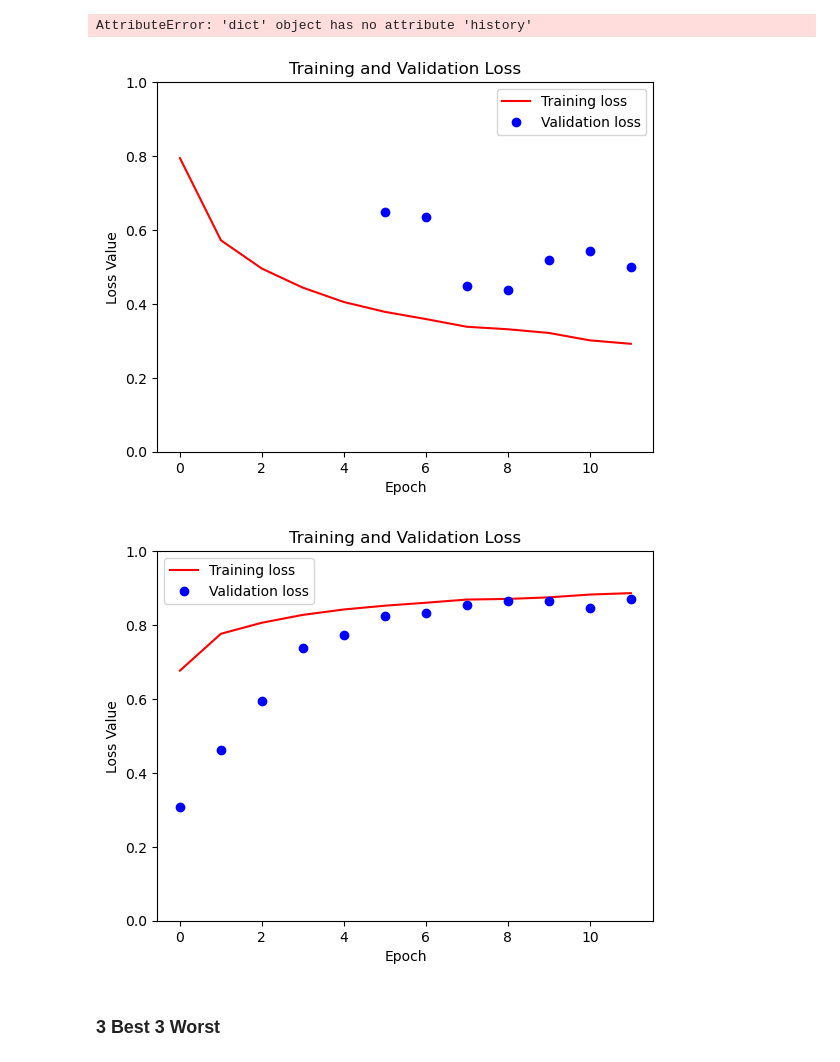
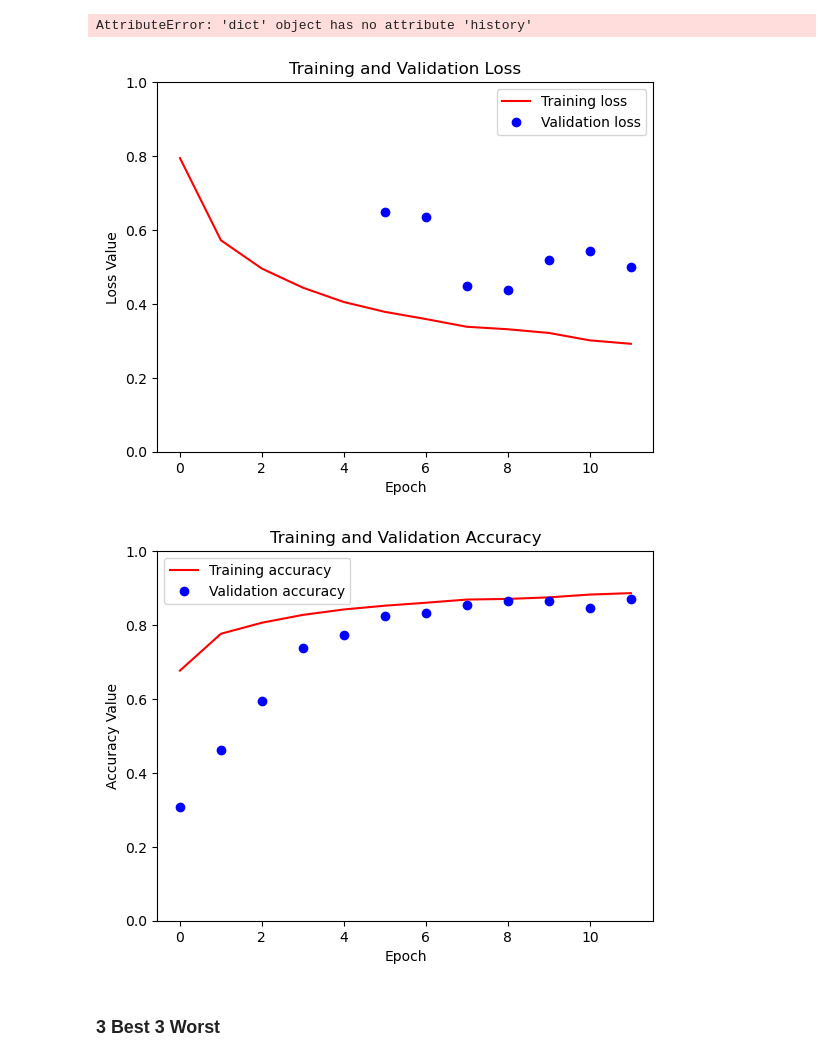
Before and after one commit to devyn-miller/ec1cpsc542may3, a Jupyter notebook: main.ipynb, the cells around one changed output. Saved outputs shown, nothing was run; the diff lists cells and outputs as text; code cells hidden in the pictures.

```diff
--- a/main.ipynb
+++ b/main.ipynb
@@ -130,33 +130,33 @@ AttributeError: 'dict' object has no attribute 'history'
 # %%
 with open('model_history.json', 'r') as file:
         model_history = json.load(file)
 loss = model_history['loss']
 val_loss = model_history['val_loss']
 accu = model_history['accuracy']
 val_accu = model_history['val_accuracy']
 
 plt.figure()
 plt.plot(loss, 'r', label='Training loss')
 plt.plot(val_loss, 'bo', label='Validation loss')
 plt.title('Training and Validation Loss')
 plt.xlabel('Epoch')
 plt.ylabel('Loss Value')
 plt.ylim([0, 1])
 plt.legend()
 plt.show()
 
 plt.figure()
-plt.plot(accu, 'r', label='Training loss')
-plt.plot(val_accu, 'bo', label='Validation loss')
-plt.title('Training and Validation Loss')
+plt.plot(accu, 'r', label='Training accuracy')
+plt.plot(val_accu, 'bo', label='Validation accuracy')
+plt.title('Training and Validation Accuracy')
 plt.xlabel('Epoch')
-plt.ylabel('Loss Value')
+plt.ylabel('Accuracy Value')
 plt.ylim([0, 1])
 plt.legend()
 plt.show()
 # %% [output]
 [figure]
-[figure, old version]
+[figure, new version]
 # %% [markdown]
 ### 3 Best 3 Worst
 # %%
```
